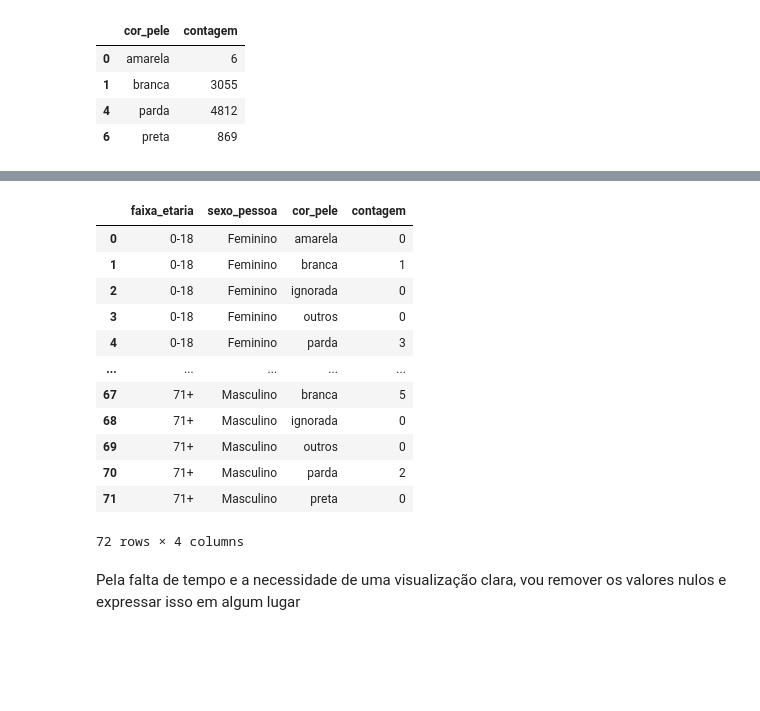
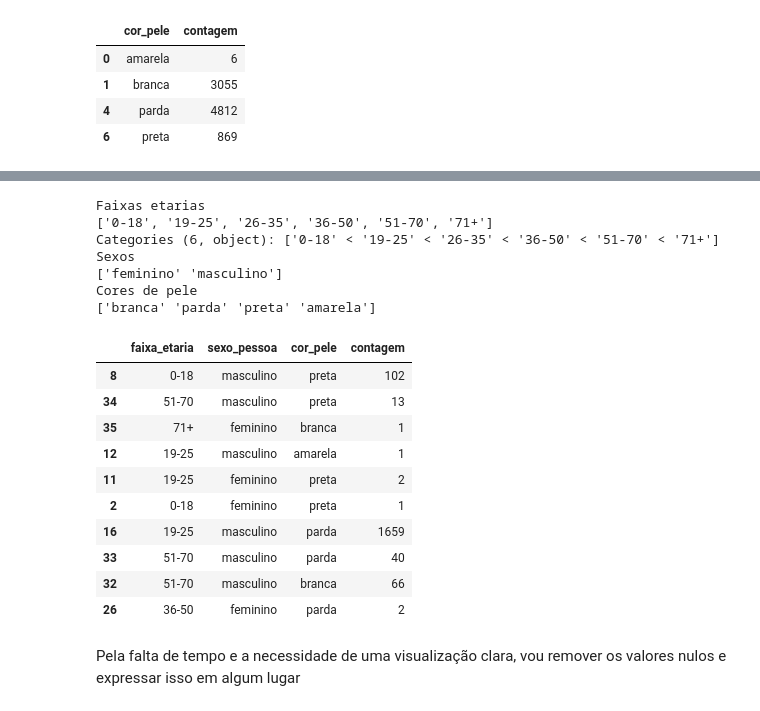
Before and after one commit to ddanieldma/data-visualization, a Jupyter notebook: T3/notebooks/transforming_data.ipynb, the cells around one changed output, grey strips where cells are left out. Saved outputs shown, nothing was run; the diff lists cells and outputs as text; code cells hidden in the pictures; blank space fills up the shorter version.

Commit message:
almost finishing white hat view

```diff
--- a/T3/notebooks/transforming_data.ipynb
+++ b/T3/notebooks/transforming_data.ipynb
@@ -369,6 +373,8 @@ Index(['DEPARTAMENTO_CIRCUNSCRICAO', 'SECCIONAL_CIRCUNSCRICAO',
        'DATA_NASCIMENTO_PESSOA', 'COR_PELE', 'PROFISSAO', 'NATUREZA_APURADA'],
       dtype='object')
 # %%
+from typing import List
+
 def copy_and_transform_df_policia():
     copy_df_policia = df_policia.copy()
 
@@ -400,10 +406,10 @@ def copy_and_transform_df_policia():
 
     return copy_df_policia
 
-def groupby_and_count_by_columns(df, cols: list):
+def groupby_and_count_by_columns(df: pd.DataFrame, cols: List[str]):
     # Getting counts of deaths for each 'cor_pele'
     return (df
-        .groupby(cols)['ano_bo']
+        .groupby(cols, observed=True)['ano_bo']
         .size()
         .reset_index(name='contagem')
     )
@@ -426,6 +432,31 @@ def bin_age(df, age_col, name_group_col):
     )
 
     return df
+
+def clean_race_column(df: pd.DataFrame):
+    drop_rows_list = [
+        'ignorada',
+        'outros',
+        'policia federal',
+        'registrado na pf',
+    ]
+    return remove_rows_from_column(df, drop_rows_list, 'cor_pele')
+
+def clean_sex_column(df: pd.DataFrame):
+    # First, removing whitespaces
+    df['sexo_pessoa'] = df['sexo_pessoa'].str.replace(' ', '')
+
+    # Removing 'Indefinido', 'REGISTRADO NA PF'
+    drop_rows_list = [
+        'Indefinido',
+        'REGISTRADO NA PF',
+    ]
+
+    df = remove_rows_from_column(df, drop_rows_list, 'sexo_pessoa')
+
+    df['sexo_pessoa'] = df['sexo_pessoa'].str.lower()
+
+    return df
 # %%
 copy_df_policia = copy_and_transform_df_policia()
 copy_df_policia = groupby_and_count_by_columns(copy_df_policia, ['cor_pele'])
@@ -481,44 +490,59 @@ df_mortes_pele_sexo
 # %%
 copy_df_policia = copy_and_transform_df_policia()
 
 # Selecting columns
 desired_columns = [
     'ano_bo',
     'sexo_pessoa',
     'idade_pessoa',
     'cor_pele',
 ]
 copy_df_policia = copy_df_policia[desired_columns]
 
 # WARNING: removing missing ages to ensure cleaness and no distortion of the data
 copy_df_policia = copy_df_policia.dropna(subset='idade_pessoa')
 # Removing useless values from idade_pessoa
 drop_list = [
     'REGISTRADO NA PF',
     'Policia Federal',
 ]
 copy_df_policia = remove_rows_from_column(copy_df_policia, drop_list, 'idade_pessoa')
 # Standardizing age column
 copy_df_policia['idade_pessoa'] = copy_df_policia['idade_pessoa'].astype(int)
 # Binning age column
 copy_df_policia = bin_age(copy_df_policia, 'idade_pessoa', 'faixa_etaria')
 
 copy_df_policia = groupby_and_count_by_columns(copy_df_policia, ['faixa_etaria', 'sexo_pessoa', 'cor_pele'])
+copy_df_policia = clean_race_column(copy_df_policia)
+copy_df_policia = clean_sex_column(copy_df_policia)
 
-copy_df_policia
+df_idade_sexo_cor_mortes_policia = copy_df_policia
+
+print("Faixas etarias")
+print(df_idade_sexo_cor_mortes_policia['faixa_etaria'].unique())
+print("Sexos")
+print(df_idade_sexo_cor_mortes_policia['sexo_pessoa'].unique())
+print("Cores de pele")
+print(df_idade_sexo_cor_mortes_policia['cor_pele'].unique())
+df_idade_sexo_cor_mortes_policia.sample(n=10)
 # %% [output]
+Faixas etarias
+['0-18', '19-25', '26-35', '36-50', '51-70', '71+']
+Categories (6, object): ['0-18' < '19-25' < '26-35' < '36-50' < '51-70' < '71+']
+Sexos
+['feminino' 'masculino']
+Cores de pele
+['branca' 'parda' 'preta' 'amarela']
 |  | faixa_etaria | sexo_pessoa | cor_pele | contagem |
-| 0 | 0-18 | Feminino | amarela | 0 |
-| 1 | 0-18 | Feminino | branca | 1 |
-| 2 | 0-18 | Feminino | ignorada | 0 |
-| 3 | 0-18 | Feminino | outros | 0 |
-| 4 | 0-18 | Feminino | parda | 3 |
-| ... | ... | ... | ... | ... |
-| 67 | 71+ | Masculino | branca | 5 |
-| 68 | 71+ | Masculino | ignorada | 0 |
-| 69 | 71+ | Masculino | outros | 0 |
-| 70 | 71+ | Masculino | parda | 2 |
-| 71 | 71+ | Masculino | preta | 0 |
+| 8 | 0-18 | masculino | preta | 102 |
+| 34 | 51-70 | masculino | preta | 13 |
+| 35 | 71+ | feminino | branca | 1 |
+| 12 | 19-25 | masculino | amarela | 1 |
+| 11 | 19-25 | feminino | preta | 2 |
+| 2 | 0-18 | feminino | preta | 1 |
+| 16 | 19-25 | masculino | parda | 1659 |
+| 33 | 51-70 | masculino | parda | 40 |
+| 32 | 51-70 | masculino | branca | 66 |
+| 26 | 36-50 | feminino | parda | 2 |
-72 rows × 4 columns
 # %% [markdown]
 Pela falta de tempo e a necessidade de uma visualização clara, vou remover os valores nulos e expressar isso em algum lugar
```
Also changed, not shown: parts of 7 cells of this notebook.
